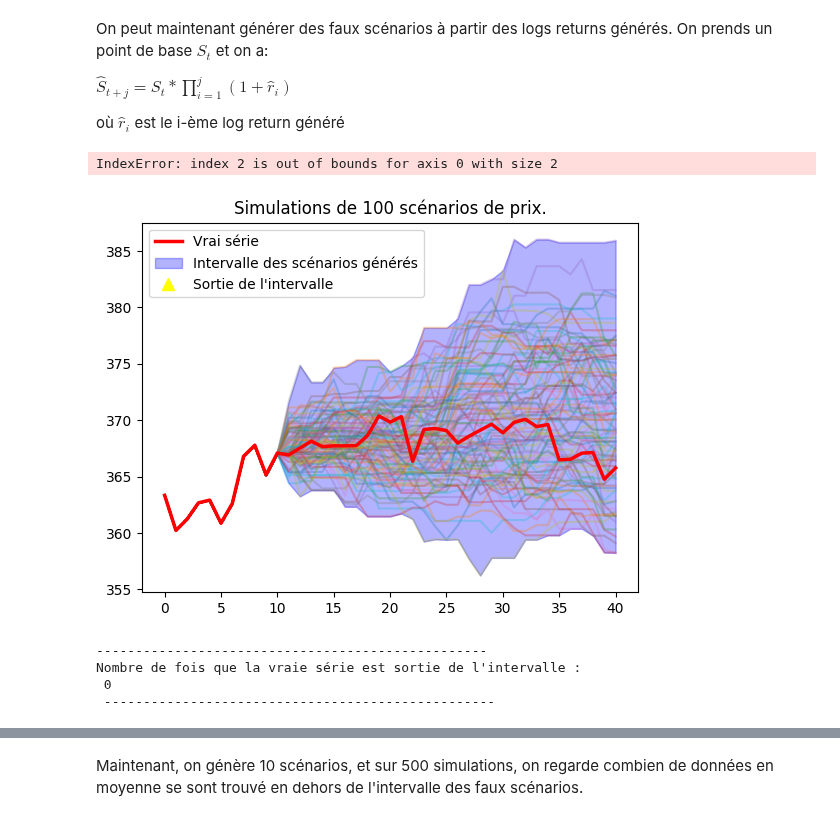
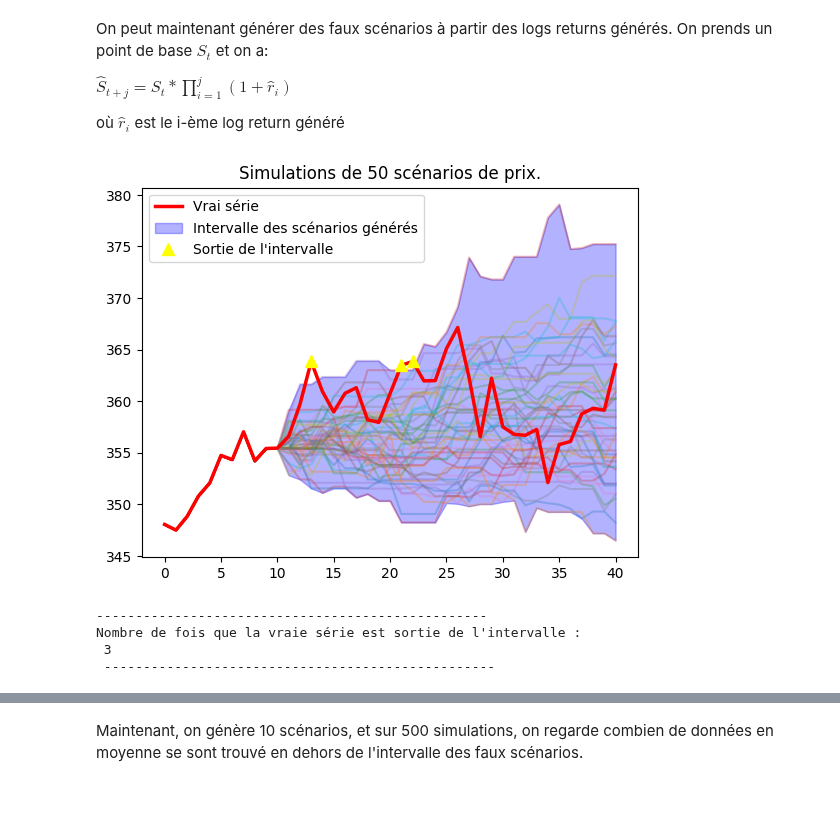
Before and after one commit to QMoayedpour/statapp-hsbc, a Jupyter notebook: gan_cnn.ipynb, the cells around one changed output, grey strips where cells are left out. Cells and saved outputs as stored; diff of their text form; code cells hidden in the pictures.

```diff
--- a/gan_cnn.ipynb
+++ b/gan_cnn.ipynb
@@ -95,22 +95,14 @@ $\hat{S}_{t+j} = S_t * \prod_{i=1}^{j} (1+\hat{r}_i)$
 où $\hat{r}_i$ est le i-ème log return généré
 # %%
 from utils.network import generate_fake_scenario, evaluate_fake_scenario
-# %%
-# Exemple d'utilisation de np.partition pour trouver la k-ème plus petite valeur
-arr = np.array([[5, 2, 8, 1, 6, 9, 3, 7, 4],[5, 2, 8, 0, 6, 9, 3, 7, 4]])
-k = 3  # Recherche de la 3ème plus petite valeur
-kth_smallest = np.partition(arr, k-1)[k-1]
-print(f"La {k}-ème plus petite valeur dans le tableau est : {kth_smallest}")
-# %% [output]
-IndexError: index 2 is out of bounds for axis 0 with size 2
 # %%
-start = 2000
+start = 1500
 
 
-x= generate_fake_scenario(y[start:],true_y[start:],train, amplifier = 1,num =100)
+x= generate_fake_scenario(y[start:],true_y[start:],train, amplifier = 1,num =50,j=False)
 # %% [output]
-[figure, old version]
+[figure, new version]
 --------------------------------------------------
 Nombre de fois que la vraie série est sortie de l'intervalle :
- 0
+ 3
  --------------------------------------------------
```
Also changed, not shown: parts of 4 cells of this notebook, 1 other file.
